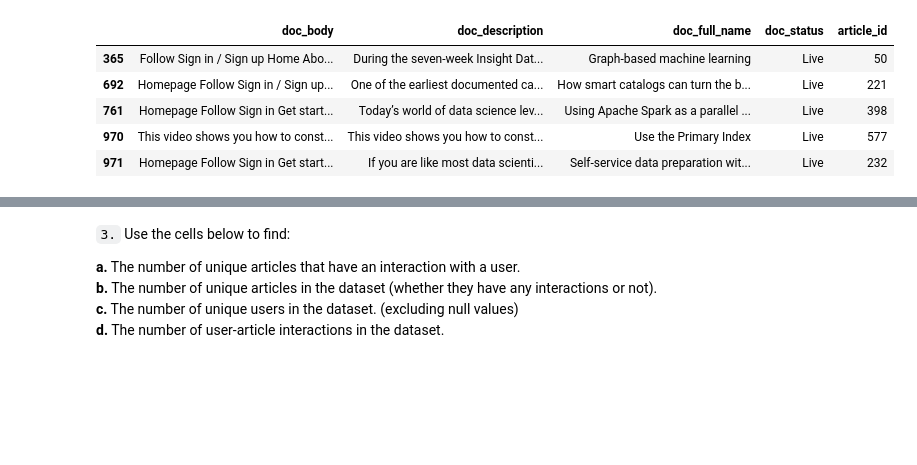
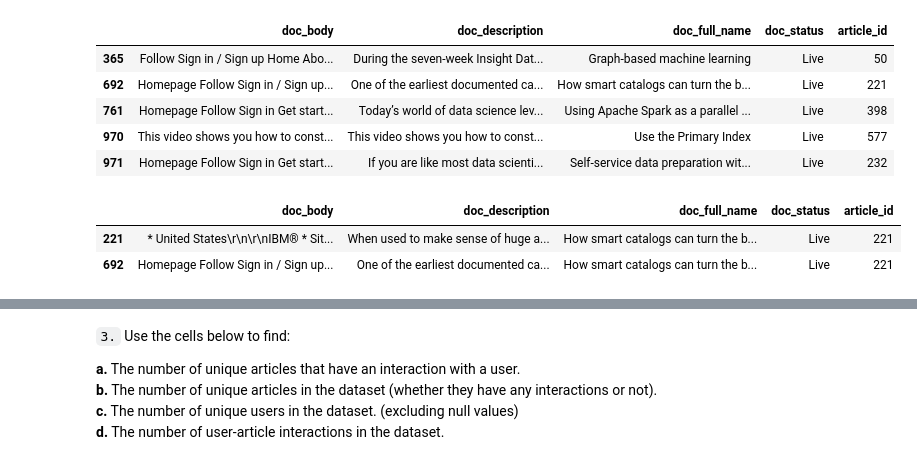
Before and after one commit to magrathj/IBM-Recommendation-Engine, a Jupyter notebook: Recommendations_with_IBM.ipynb, the cells around one changed output, grey strips where cells are left out. Saved outputs shown, nothing was run; the diff lists cells and outputs as text; code cells hidden in the pictures; blank space fills up the shorter version.

```diff
--- a/Recommendations_with_IBM.ipynb
+++ b/Recommendations_with_IBM.ipynb
@@ -103,6 +103,12 @@ df_content[df_content.duplicated(['article_id'])]
 | 761 | Homepage Follow Sign in Get start... | Today’s world of data science lev... | Using Apache Spark as a parallel ... | Live | 398 |
 | 970 | This video shows you how to const... | This video shows you how to const... | Use the Primary Index | Live | 577 |
 | 971 | Homepage Follow Sign in Get start... | If you are like most data scienti... | Self-service data preparation wit... | Live | 232 |
+# %%
+df_content[df_content.article_id == 221]
+# %% [output]
+|  | doc_body | doc_description | doc_full_name | doc_status | article_id |
+| 221 | * United States\r\n\r\nIBM® * Sit... | When used to make sense of huge a... | How smart catalogs can turn the b... | Live | 221 |
+| 692 | Homepage Follow Sign in / Sign up... | One of the earliest documented ca... | How smart catalogs can turn the b... | Live | 221 |
 # %%
 # Remove any rows that have the same article_id - only keep the first
 print('Before : {}'.format(df_content.shape[0]))
```
Also changed, not shown: parts of 18 cells of this notebook, 1 other file.
